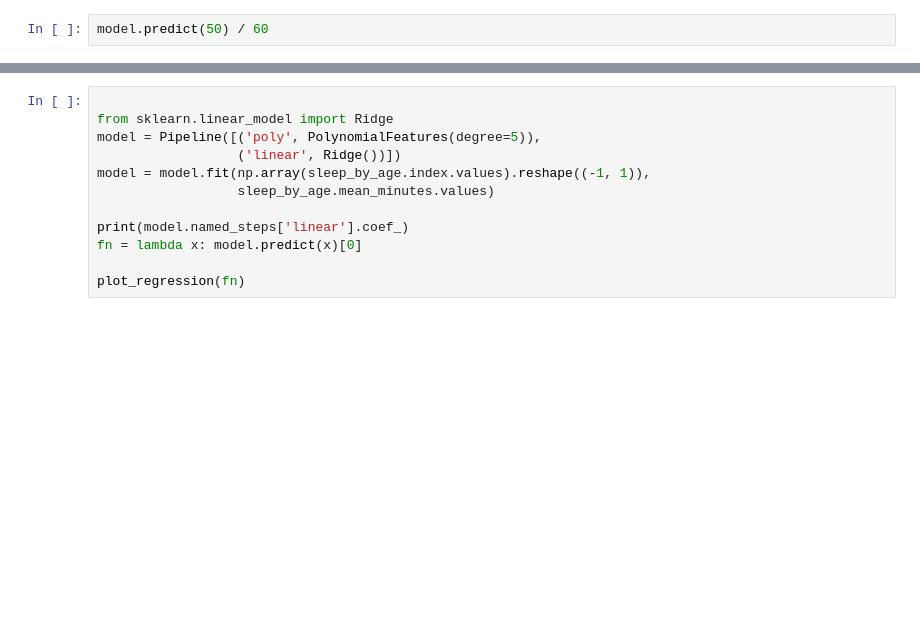
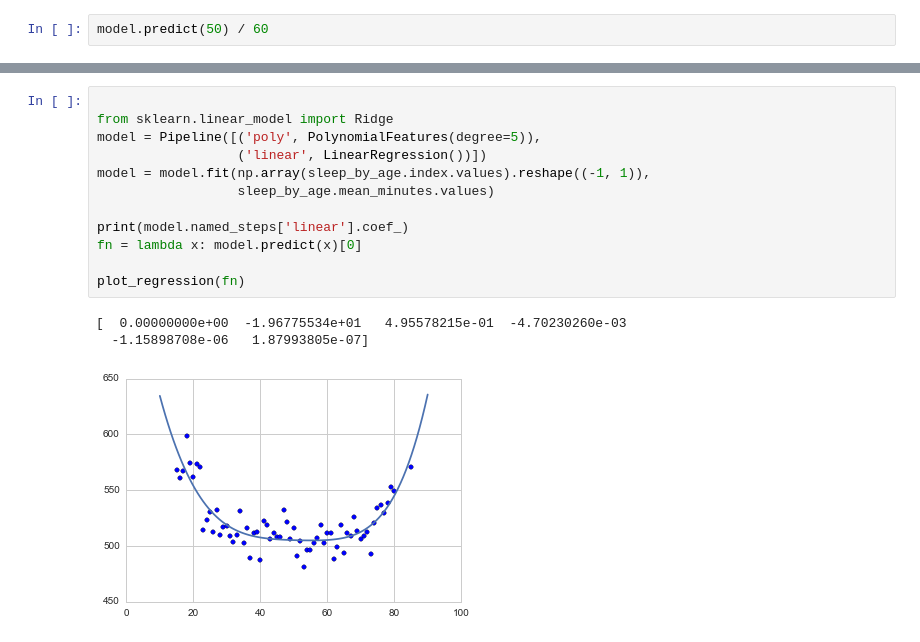
Before and after one commit to tiy-gvl-python/class-notes, a Jupyter notebook: Notebooks/week5/02c - Linear Regression - Curved.ipynb, the cells around one changed output, grey strips where cells are left out. Cells and saved outputs as stored; diff of their text form; blank space fills up the shorter version.

```diff
--- a/Notebooks/week5/02c - Linear Regression - Curved.ipynb
+++ b/Notebooks/week5/02c - Linear Regression - Curved.ipynb
@@ -102,12 +154,16 @@ plot_regression(fn)
 # %%
 
 from sklearn.linear_model import Ridge
 model = Pipeline([('poly', PolynomialFeatures(degree=5)),
-                  ('linear', Ridge())])
+                  ('linear', LinearRegression())])
 model = model.fit(np.array(sleep_by_age.index.values).reshape((-1, 1)),
                   sleep_by_age.mean_minutes.values)
 
 print(model.named_steps['linear'].coef_)
 fn = lambda x: model.predict(x)[0]
 
 plot_regression(fn)
+# %% [output]
+[  0.00000000e+00  -1.96775534e+01   4.95578215e-01  -4.70230260e-03
+  -1.15898708e-06   1.87993805e-07]
+[figure, added]
```
Also changed, not shown: parts of 13 cells of this notebook, 4 other files.
